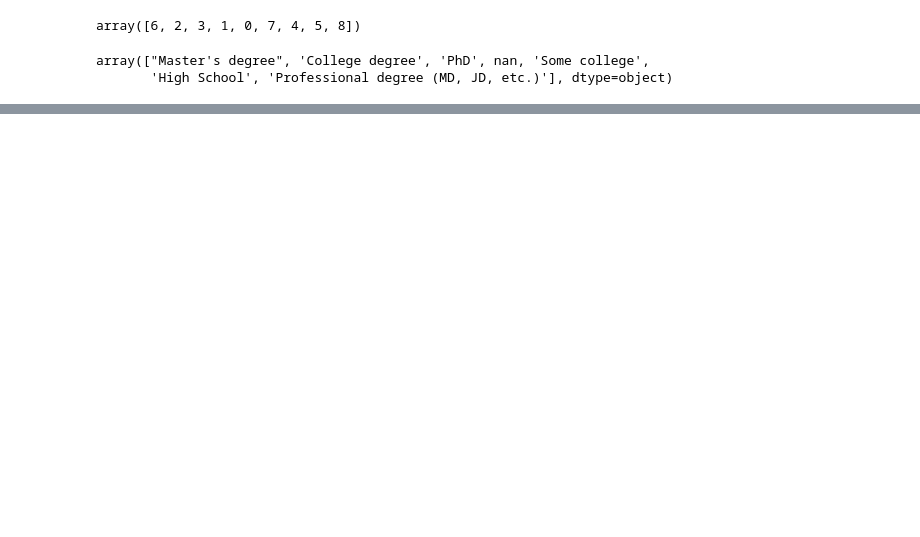
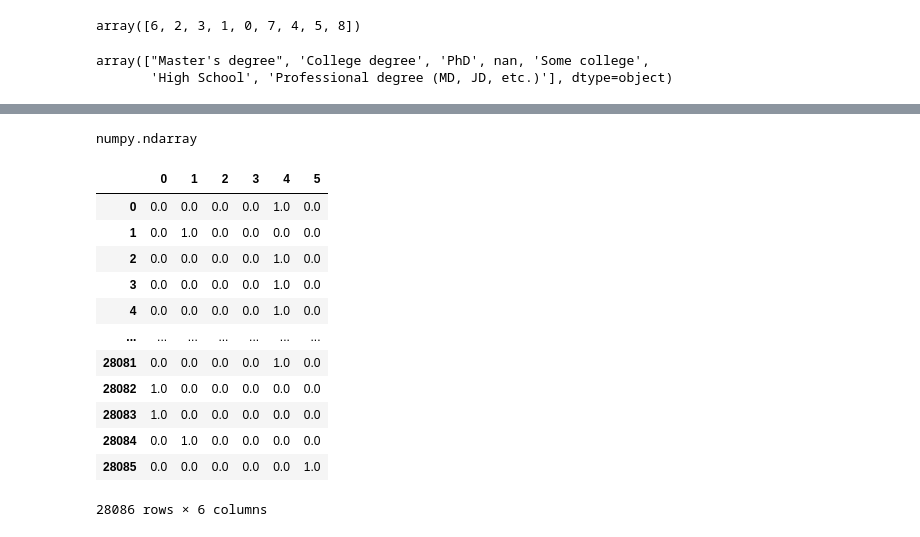
Before and after one commit to sba25078/ca-1-data-exploration-and-preparartion-Mrfolami, a Jupyter notebook: CA1.ipynb, the cells around one changed output, grey strips where cells are left out. Cells and saved outputs as stored; diff of their text form; code cells hidden in the pictures; blank space fills up the shorter version.

```diff
--- a/CA1.ipynb
+++ b/CA1.ipynb
@@ -738,0 +912,2 @@ One-Hot Encoder
+# %%
+df['Location']=le.fit_transform(df['Location'])
@@ -738,0 +968,2 @@ One-Hot Encoder
+# %%
+df.drop(columns=['If "Other," please indicate the currency here:'], inplace=True, errors='ignore')
@@ -738,0 +984,6 @@ One-Hot Encoder
+# %%
+from sklearn.preprocessing import OneHotEncoder
+onehot=preproc.OneHotEncoder(sparse_output=False)
+# %%
+encoded=onehot.fit_transform(df[['Gender']])
+print(encoded)
@@ -738,0 +998,4 @@ One-Hot Encoder
+# %%
+type(encoded)
+# %% [output]
+numpy.ndarray
@@ -738,0 +1004,17 @@ One-Hot Encoder
+# %%
+encoded_df=pd.DataFrame(encoded)
+encoded_df
+# %% [output]
+|  | 0 | 1 | 2 | 3 | 4 | 5 |
+| 0 | 0.0 | 0.0 | 0.0 | 0.0 | 1.0 | 0.0 |
+| 1 | 0.0 | 1.0 | 0.0 | 0.0 | 0.0 | 0.0 |
+| 2 | 0.0 | 0.0 | 0.0 | 0.0 | 1.0 | 0.0 |
+| 3 | 0.0 | 0.0 | 0.0 | 0.0 | 1.0 | 0.0 |
+| 4 | 0.0 | 0.0 | 0.0 | 0.0 | 1.0 | 0.0 |
+| ... | ... | ... | ... | ... | ... | ... |
+| 28081 | 0.0 | 0.0 | 0.0 | 0.0 | 1.0 | 0.0 |
+| 28082 | 1.0 | 0.0 | 0.0 | 0.0 | 0.0 | 0.0 |
+| 28083 | 1.0 | 0.0 | 0.0 | 0.0 | 0.0 | 0.0 |
+| 28084 | 0.0 | 1.0 | 0.0 | 0.0 | 0.0 | 0.0 |
+| 28085 | 0.0 | 0.0 | 0.0 | 0.0 | 0.0 | 1.0 |
+28086 rows × 6 columns
```
Also changed, not shown: parts of 45 cells of this notebook.
